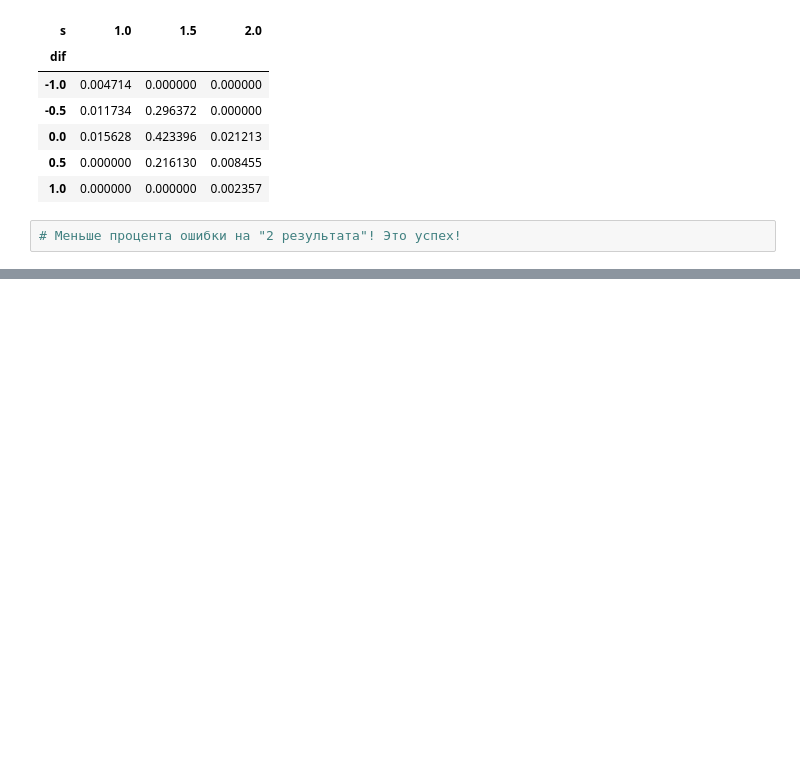
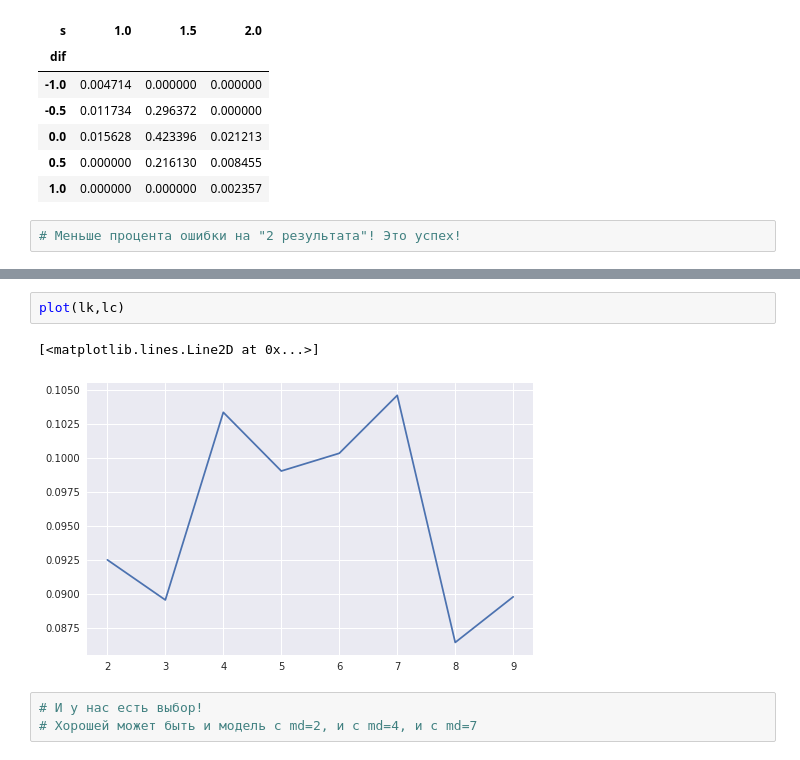
Before and after one commit to rosolimo212/chess, a Jupyter notebook: chess_rating_ver2.0.ipynb, the cells around one changed output, grey strips where cells are left out. Saved outputs shown, nothing was run; the diff lists cells and outputs as text; blank space fills up the shorter version.

```diff
--- a/chess_rating_ver2.0.ipynb
+++ b/chess_rating_ver2.0.ipynb
@@ -514,0 +660,8 @@ mtrxn(r2(elo(ds),x),y)
+# %%
+plot(lk,lc)
+# %% [output]
+[<matplotlib.lines.Line2D at 0x...>]
+[figure, added]
+# %%
+# И у нас есть выбор!
+# Хорошей может быть и модель с md=2, и с md=4, и с md=7
```
Also changed, not shown: parts of 25 cells of this notebook.
